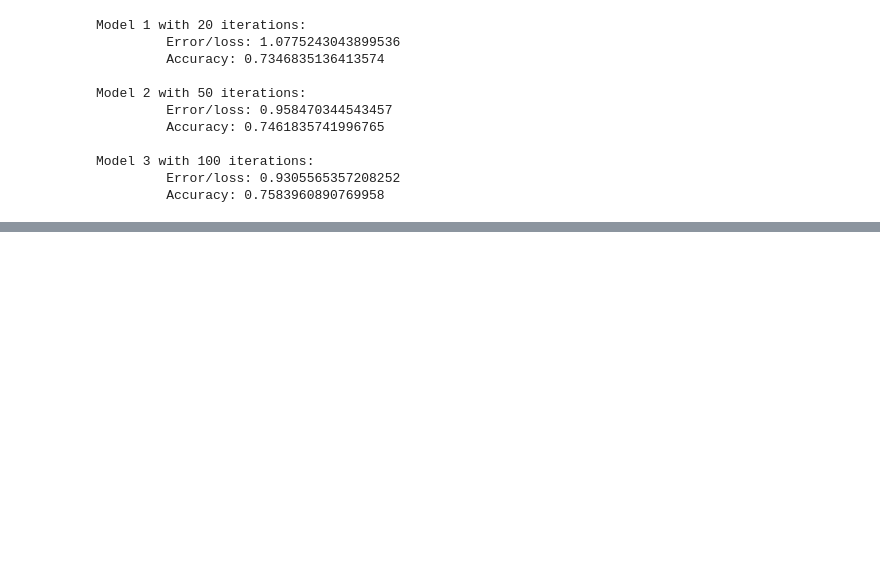
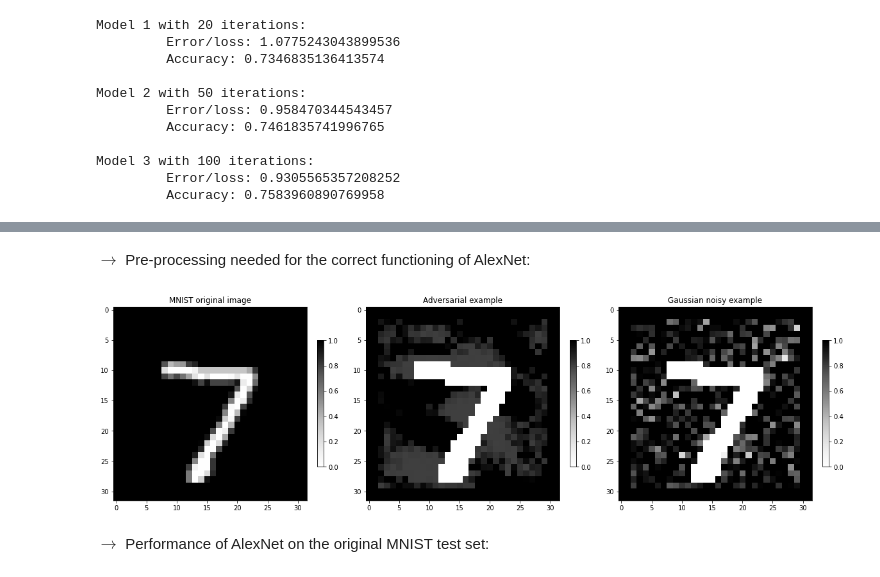
Before and after one commit to silviapoletti/Universal-Adversarial-Perturbation-starring-Frank-Wolfe, a Jupyter notebook: src/demo.ipynb, the cells around one changed output, grey strips where cells are left out. Drawn from its saved outputs; the diff is of its cells as text; code cells hidden in the pictures; blank space fills up the shorter version.

```diff
--- a/src/demo.ipynb
+++ b/src/demo.ipynb
@@ -320,0 +335,6 @@ Model 3 with 100 iterations:
+# %%
+path = '../data/alexnet'
+alex = AlexNet(path=path, load=False)
+_,(test_x, test_y) = datasets.mnist.load_data()
+# %% [markdown]
+$\rightarrow$ Pre-processing needed for the correct functioning of AlexNet:
@@ -320,0 +354,40 @@ Model 3 with 100 iterations:
+# %%
+# Gaussian perturbation:
+noise = np.random.normal(0,0.3,784)
+noise = np.tile(noise, 10000)
+noise = noise.reshape(10000, 28, 28)
+# perturbed data with noise:
+noise_data = test_x + noise
+noise_data = np.clip(noise_data,0,1)
+# adding 3 channels for alexnet:
+noise_data = tf.pad(noise_data, [[0, 0], [2, 2], [2, 2]])
+noise_data = np.clip(noise_data,0,1)
+noise_data = tf.expand_dims(noise_data, axis=3, name=None)
+noise_data = tf.repeat(noise_data, 3, axis=3)
+# %%
+# MNIST test set:
+# adding 3 channels for alexnet:
+test_x = tf.pad(test_x, [[0, 0], [2, 2], [2, 2]]) / 255
+test_x = tf.expand_dims(test_x, axis=3, name=None)
+test_x = tf.repeat(test_x, 3, axis=3)
+# %%
+n_rows, n_columns = 1, 3
+fig, axes = plt.subplots(n_rows, n_columns, figsize=(20, 20))
+
+img = axes[0].imshow(test_x[0], cmap='Greys')
+axes[0].set_title('MNIST original image')
+plt.colorbar(img, ax=axes[0], fraction=0.03, pad=0.05)
+
+img = axes[1].imshow(perturbed_data[0], cmap='Greys')
+axes[1].set_title('Adversarial example')
+plt.colorbar(img, ax=axes[1], fraction=0.03, pad=0.05)
+
+img = axes[2].imshow(noise_data[0], cmap='Greys')
+axes[2].set_title('Gaussian noisy example')
+plt.colorbar(img, ax=axes[2], fraction=0.03, pad=0.05)
+
+plt.show()
+# %% [output]
+[figure, added]
+# %% [markdown]
+$\rightarrow$ Performance of AlexNet on the original MNIST test set:
```
Also changed, not shown: parts of 54 cells of this notebook, 27 other files.
